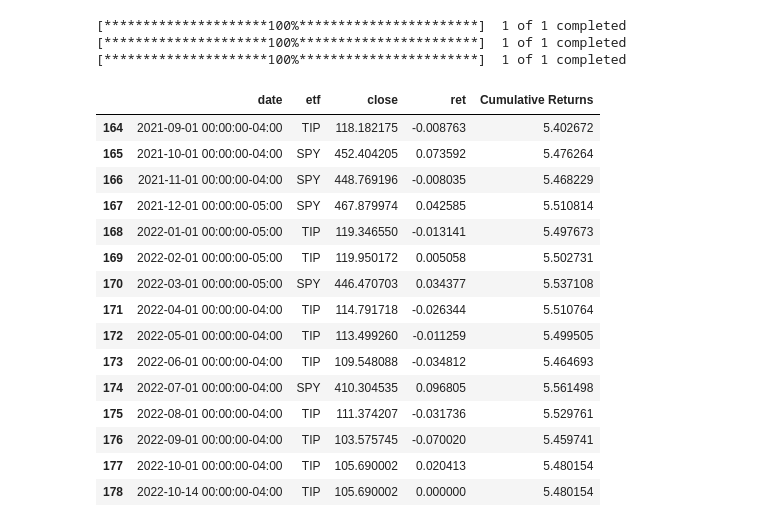
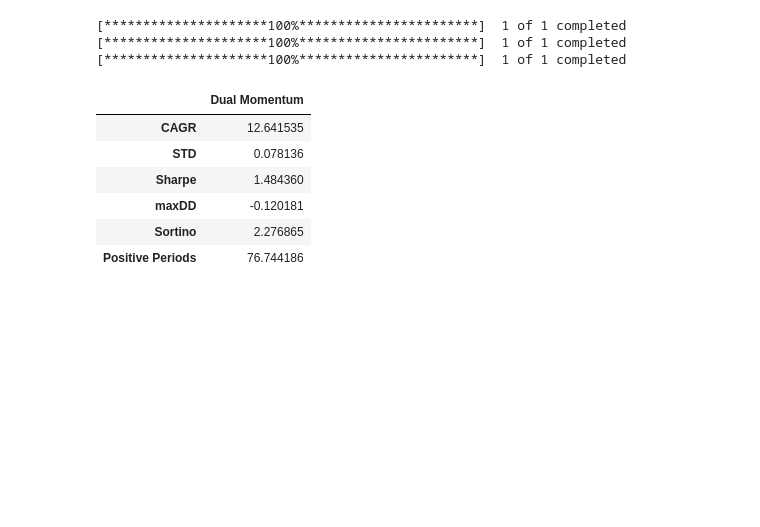
Before and after one commit to colantuono/active-asset-allocation, a Jupyter notebook: adm-test.ipynb, the cells around one changed output. Cells and saved outputs as stored; diff of their text form; code cells hidden in the pictures; blank space fills up the shorter version.

```diff
--- a/adm-test.ipynb
+++ b/adm-test.ipynb
@@ -96,24 +123,17 @@ monthly = acceleratingDualMomentum(interval='1MO', momentum='composite')
 [*********************100%***********************]  1 of 1 completed
 [*********************100%***********************]  1 of 1 completed
 [*********************100%***********************]  1 of 1 completed
-# %%
-# print(len(monthly[monthly['ret']<0]))
-# monthly[monthly['ret']<0]
-monthly.tail(15)
-# %% [output]
-|  | date | etf | close | ret | Cumulative Returns |
-| 164 | 2021-09-01 00:00:00-04:00 | TIP | 118.182175 | -0.008763 | 5.402672 |
-| 165 | 2021-10-01 00:00:00-04:00 | SPY | 452.404205 | 0.073592 | 5.476264 |
-| 166 | 2021-11-01 00:00:00-04:00 | SPY | 448.769196 | -0.008035 | 5.468229 |
-| 167 | 2021-12-01 00:00:00-05:00 | SPY | 467.879974 | 0.042585 | 5.510814 |
-| 168 | 2022-01-01 00:00:00-05:00 | TIP | 119.346550 | -0.013141 | 5.497673 |
-| 169 | 2022-02-01 00:00:00-05:00 | TIP | 119.950172 | 0.005058 | 5.502731 |
-| 170 | 2022-03-01 00:00:00-05:00 | SPY | 446.470703 | 0.034377 | 5.537108 |
-| 171 | 2022-04-01 00:00:00-04:00 | TIP | 114.791718 | -0.026344 | 5.510764 |
-| 172 | 2022-05-01 00:00:00-04:00 | TIP | 113.499260 | -0.011259 | 5.499505 |
-| 173 | 2022-06-01 00:00:00-04:00 | TIP | 109.548088 | -0.034812 | 5.464693 |
-| 174 | 2022-07-01 00:00:00-04:00 | SPY | 410.304535 | 0.096805 | 5.561498 |
-| 175 | 2022-08-01 00:00:00-04:00 | TIP | 111.374207 | -0.031736 | 5.529761 |
-| 176 | 2022-09-01 00:00:00-04:00 | TIP | 103.575745 | -0.070020 | 5.459741 |
-| 177 | 2022-10-01 00:00:00-04:00 | TIP | 105.690002 | 0.020413 | 5.480154 |
-| 178 | 2022-10-14 00:00:00-04:00 | TIP | 105.690002 | 0.000000 | 5.480154 |
+# %%
+stats_port = stats(df[['Cumulative Returns']])
+stats_port.append(len(df['ret'].loc[df['ret']>0]) / len(df['ret'])*100)
+SummaryStatistics  = pd.DataFrame(stats_port,columns=['Dual Momentum'],
+                                  index=['CAGR','STD','Sharpe','maxDD','Sortino','Positive Periods'])
+SummaryStatistics
+# %% [output]
+|  | Dual Momentum |
+| CAGR | 12.641535 |
+| STD | 0.078136 |
+| Sharpe | 1.484360 |
+| maxDD | -0.120181 |
+| Sortino | 2.276865 |
+| Positive Periods | 76.744186 |
```
Also changed, not shown: parts of 11 cells of this notebook.
